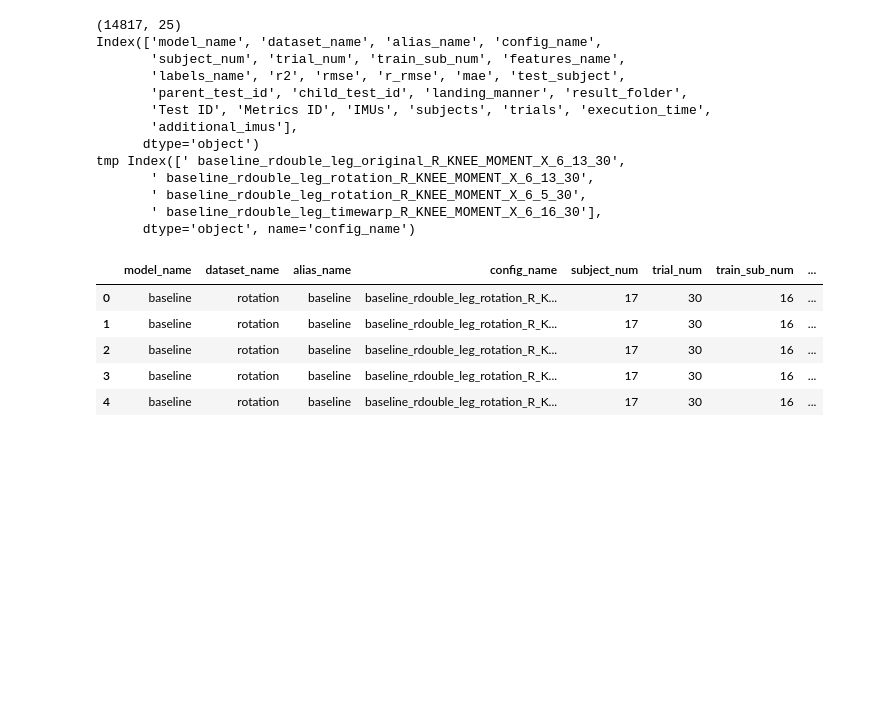
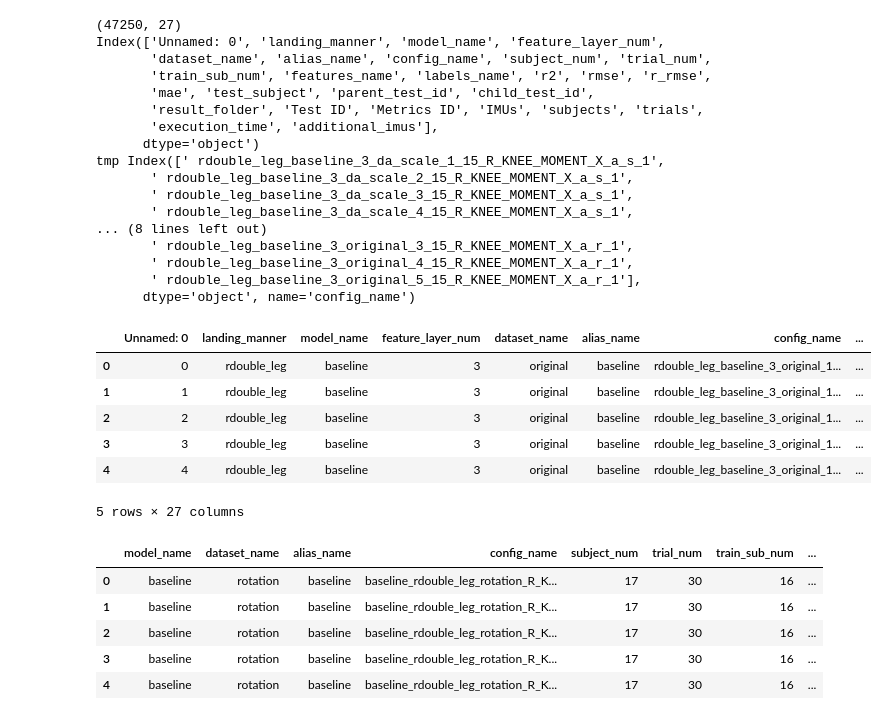
Before and after one commit to sunzhon/transfer_learning_for_droplanding, a Jupyter notebook: jupyter-lab/P6_figure_results_v2.ipynb, the cells around one changed output. Cells and saved outputs as stored; diff of their text form; code cells hidden in the pictures; blank space fills up the shorter version.

```diff
--- a/jupyter-lab/P6_figure_results_v2.ipynb
+++ b/jupyter-lab/P6_figure_results_v2.ipynb
@@ -80,38 +130,47 @@ plt.show()
 # %%
 #sns.lineplot(data=metrics)
 print(metrics.shape)
 print(metrics.columns)
 metrics.head(10)
 
 tmp = metrics.groupby(['config_name']).mean().round(2)[['r2','rmse','mae']]
 tmp.reset_index()
 tmp['idx']=range(tmp.shape[0])
 print('tmp',tmp.index)
 
 result_file = "./../DeepDA/sum_metrics.csv"
 if(not os.path.exists(result_file)):
     tmp.to_csv(result_file)
 else:
     tmp.to_csv(result_file, mode='a', index=False)
 
 
-
-
-#metrics.head()
+metrics.head()
 # %% [output]
-(14817, 25)
-Index(['model_name', 'dataset_name', 'alias_name', 'config_name',
-       'subject_num', 'trial_num', 'train_sub_num', 'features_name',
-       'labels_name', 'r2', 'rmse', 'r_rmse', 'mae', 'test_subject',
-       'parent_test_id', 'child_test_id', 'landing_manner', 'result_folder',
-       'Test ID', 'Metrics ID', 'IMUs', 'subjects', 'trials', 'execution_time',
-       'additional_imus'],
+(47250, 27)
+Index(['Unnamed: 0', 'landing_manner', 'model_name', 'feature_layer_num',
+       'dataset_name', 'alias_name', 'config_name', 'subject_num', 'trial_num',
+       'train_sub_num', 'features_name', 'labels_name', 'r2', 'rmse', 'r_rmse',
+       'mae', 'test_subject', 'parent_test_id', 'child_test_id',
+       'result_folder', 'Test ID', 'Metrics ID', 'IMUs', 'subjects', 'trials',
+       'execution_time', 'additional_imus'],
       dtype='object')
-tmp Index([' baseline_rdouble_leg_original_R_KNEE_MOMENT_X_6_13_30',
-       ' baseline_rdouble_leg_rotation_R_KNEE_MOMENT_X_6_13_30',
-       ' baseline_rdouble_leg_rotation_R_KNEE_MOMENT_X_6_5_30',
-       ' baseline_rdouble_leg_timewarp_R_KNEE_MOMENT_X_6_16_30'],
+tmp Index([' rdouble_leg_baseline_3_da_scale_1_15_R_KNEE_MOMENT_X_a_s_1',
+       ' rdouble_leg_baseline_3_da_scale_2_15_R_KNEE_MOMENT_X_a_s_1',
+       ' rdouble_leg_baseline_3_da_scale_3_15_R_KNEE_MOMENT_X_a_s_1',
+       ' rdouble_leg_baseline_3_da_scale_4_15_R_KNEE_MOMENT_X_a_s_1',
+... (8 lines left out)
+       ' rdouble_leg_baseline_3_original_3_15_R_KNEE_MOMENT_X_a_r_1',
+       ' rdouble_leg_baseline_3_original_4_15_R_KNEE_MOMENT_X_a_r_1',
+       ' rdouble_leg_baseline_3_original_5_15_R_KNEE_MOMENT_X_a_r_1'],
       dtype='object', name='config_name')
+|  | Unnamed: 0 | landing_manner | model_name | feature_layer_num | dataset_name | alias_name | config_name | ... |
+| 0 | 0 | rdouble_leg | baseline | 3 | original | baseline | rdouble_leg_baseline_3_original_1... | ... |
+| 1 | 1 | rdouble_leg | baseline | 3 | original | baseline | rdouble_leg_baseline_3_original_1... | ... |
+| 2 | 2 | rdouble_leg | baseline | 3 | original | baseline | rdouble_leg_baseline_3_original_1... | ... |
+| 3 | 3 | rdouble_leg | baseline | 3 | original | baseline | rdouble_leg_baseline_3_original_1... | ... |
+| 4 | 4 | rdouble_leg | baseline | 3 | original | baseline | rdouble_leg_baseline_3_original_1... | ... |
+5 rows × 27 columns
 # %%
 metrics.head()
 # %% [output]
```
Also changed, not shown: parts of 8 cells of this notebook, 10 other files.
